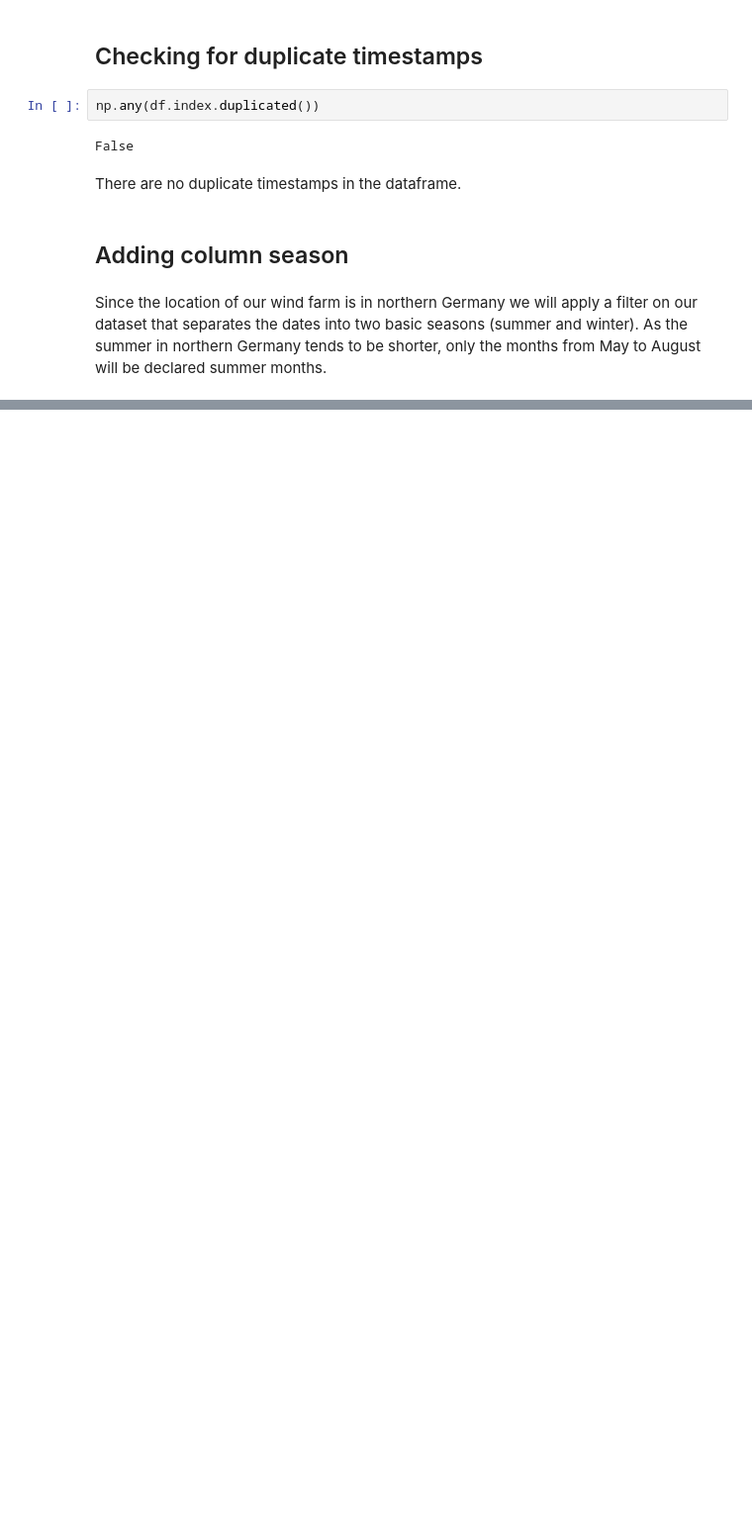
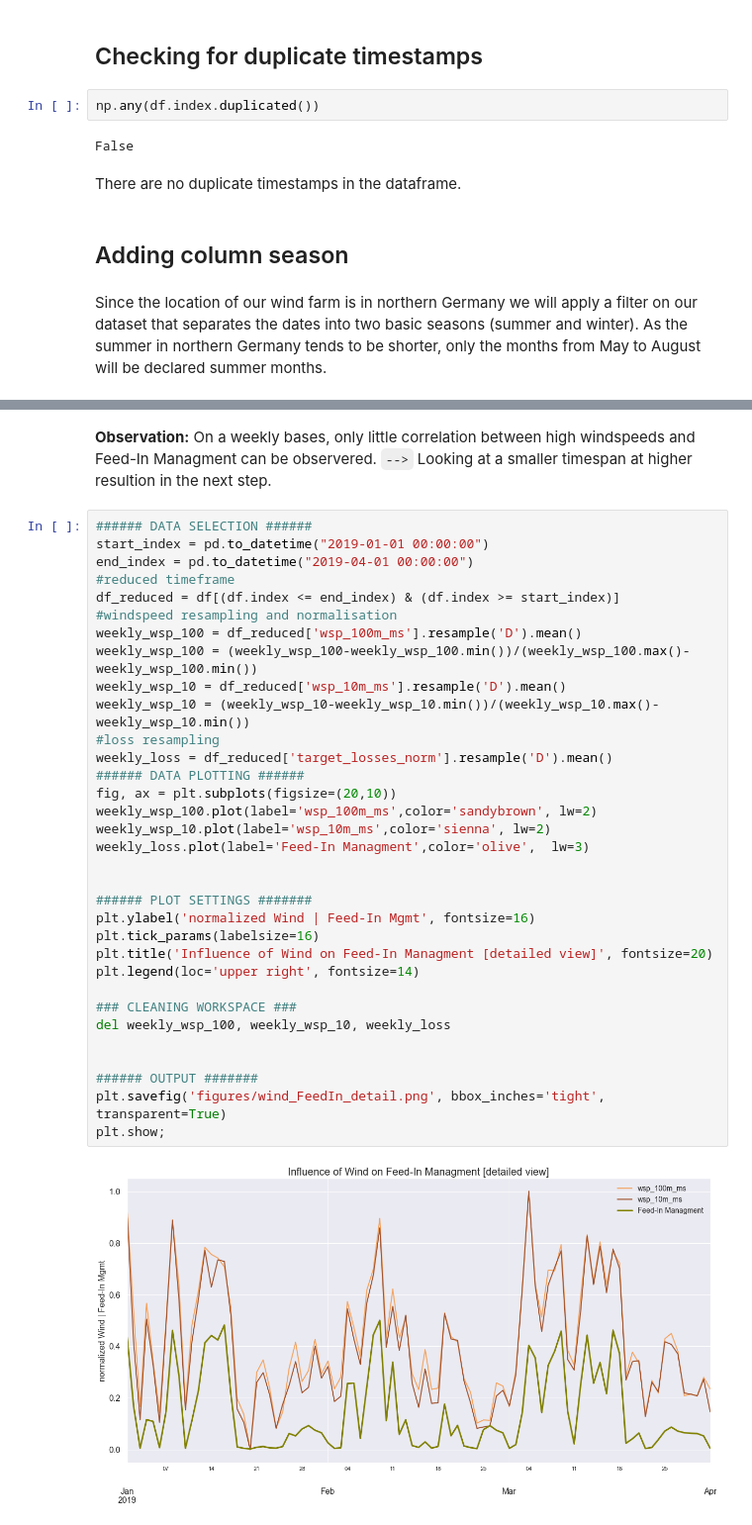
Before and after one commit to JonJae/TimeSeriesPrediction_FeedInMngmt, a Jupyter notebook: FeedInMngmt_EDA.ipynb, the cells around one changed output, grey strips where cells are left out. Shown at 99% size. Drawn from its saved outputs; the diff is of its cells as text; blank space fills up the shorter version.

```diff
--- a/FeedInMngmt_EDA.ipynb
+++ b/FeedInMngmt_EDA.ipynb
@@ -406,0 +471,37 @@ df.head()
+# %% [markdown]
+**Observation:** On a weekly bases, only little correlation between high windspeeds and Feed-In Managment can be observered. `-->` Looking at a smaller timespan at higher resultion in the next step.
+# %%
+###### DATA SELECTION ######
+start_index = pd.to_datetime("2019-01-01 00:00:00")
+end_index = pd.to_datetime("2019-04-01 00:00:00")
+#reduced timeframe
+df_reduced = df[(df.index <= end_index) & (df.index >= start_index)]
+#windspeed resampling and normalisation
+weekly_wsp_100 = df_reduced['wsp_100m_ms'].resample('D').mean()
+weekly_wsp_100 = (weekly_wsp_100-weekly_wsp_100.min())/(weekly_wsp_100.max()-weekly_wsp_100.min())
+weekly_wsp_10 = df_reduced['wsp_10m_ms'].resample('D').mean()
+weekly_wsp_10 = (weekly_wsp_10-weekly_wsp_10.min())/(weekly_wsp_10.max()-weekly_wsp_10.min())
+#loss resampling
+weekly_loss = df_reduced['target_losses_norm'].resample('D').mean()
+###### DATA PLOTTING ######
+fig, ax = plt.subplots(figsize=(20,10))
+weekly_wsp_100.plot(label='wsp_100m_ms',color='sandybrown', lw=2)
+weekly_wsp_10.plot(label='wsp_10m_ms',color='sienna', lw=2)
+weekly_loss.plot(label='Feed-In Managment',color='olive',  lw=3)
+
+
+###### PLOT SETTINGS #######
+plt.ylabel('normalized Wind | Feed-In Mgmt', fontsize=16)
+plt.tick_params(labelsize=16)
+plt.title('Influence of Wind on Feed-In Managment [detailed view]', fontsize=20)
+plt.legend(loc='upper right', fontsize=14)
+
+### CLEANING WORKSPACE ###
+del weekly_wsp_100, weekly_wsp_10, weekly_loss
+
+
+###### OUTPUT #######
+plt.savefig('figures/wind_FeedIn_detail.png', bbox_inches='tight', transparent=True)
+plt.show;
+# %% [output]
+[figure, added]
```
Also changed, not shown: parts of 8 cells of this notebook, 3 other files.
